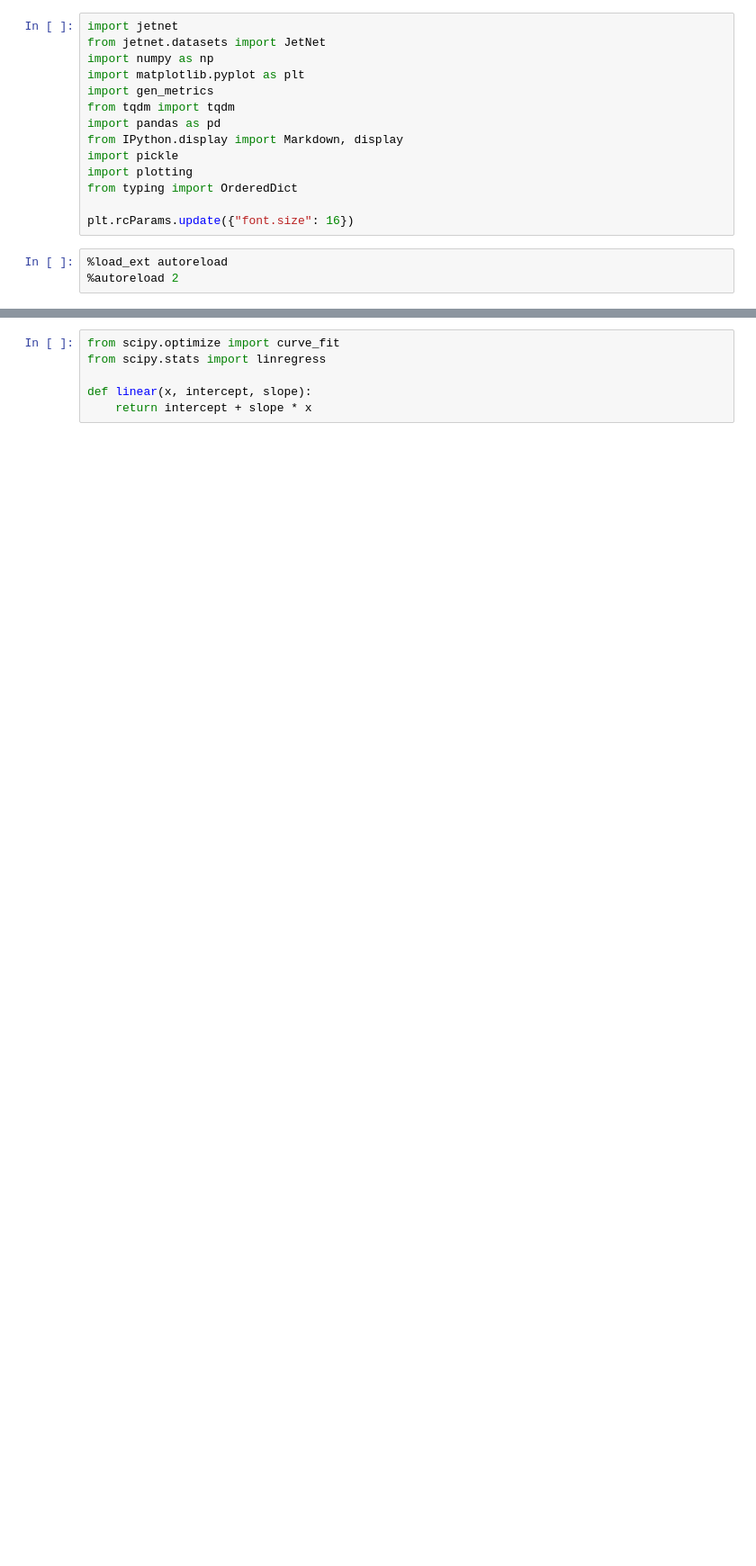
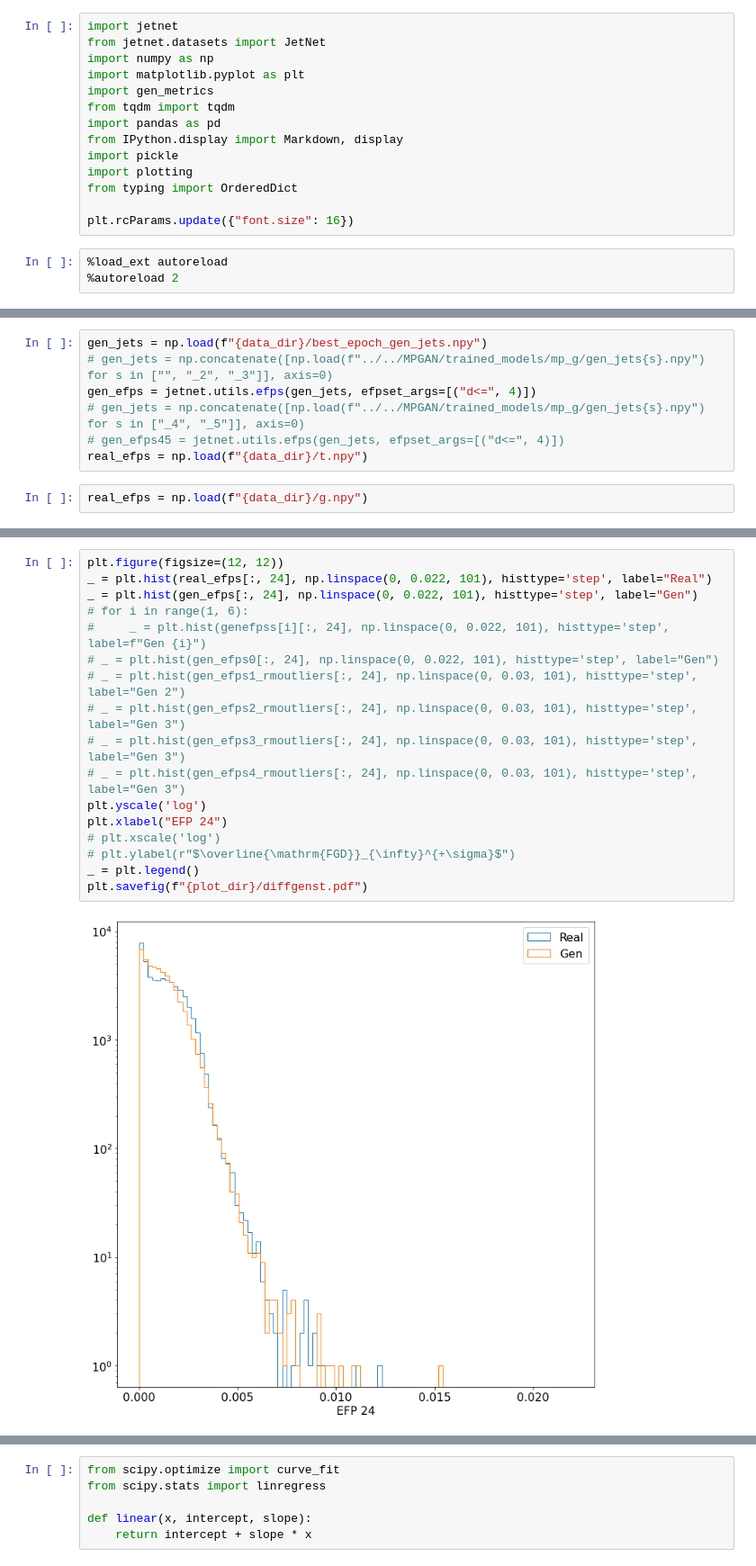
Before and after one commit to rkansal47/hep-generative-metrics, a Jupyter notebook: src/fgd_inf.ipynb, the cells around one changed output, grey strips where cells are left out. Shown at 90% size. Cells and saved outputs as stored; diff of their text form; blank space fills up the shorter version.

```diff
--- a/src/fgd_inf.ipynb
+++ b/src/fgd_inf.ipynb
@@ -25 +25,10 @@ data_dir = "../saved_dir/"
+# %%
+gen_jets = np.load(f"{data_dir}/best_epoch_gen_jets.npy")
+# gen_jets = np.concatenate([np.load(f"../../MPGAN/trained_models/mp_g/gen_jets{s}.npy") for s in ["", "_2", "_3"]], axis=0)
+gen_efps = jetnet.utils.efps(gen_jets, efpset_args=[("d<=", 4)])
+# gen_jets = np.concatenate([np.load(f"../../MPGAN/trained_models/mp_g/gen_jets{s}.npy") for s in ["_4", "_5"]], axis=0)
+# gen_efps45 = jetnet.utils.efps(gen_jets, efpset_args=[("d<=", 4)])
+real_efps = np.load(f"{data_dir}/t.npy")
+# %%
+real_efps = np.load(f"{data_dir}/g.npy")
 # %%
@@ -29 +65,20 @@ real_efps = np.load(f"{data_dir}/t.npy")
+# %%
+plt.figure(figsize=(12, 12))
+_ = plt.hist(real_efps[:, 24], np.linspace(0, 0.022, 101), histtype='step', label="Real")
+_ = plt.hist(gen_efps[:, 24], np.linspace(0, 0.022, 101), histtype='step', label="Gen")
+# for i in range(1, 6):
+#     _ = plt.hist(genefpss[i][:, 24], np.linspace(0, 0.022, 101), histtype='step', label=f"Gen {i}")
+# _ = plt.hist(gen_efps0[:, 24], np.linspace(0, 0.022, 101), histtype='step', label="Gen")
+# _ = plt.hist(gen_efps1_rmoutliers[:, 24], np.linspace(0, 0.03, 101), histtype='step', label="Gen 2")
+# _ = plt.hist(gen_efps2_rmoutliers[:, 24], np.linspace(0, 0.03, 101), histtype='step', label="Gen 3")
+# _ = plt.hist(gen_efps3_rmoutliers[:, 24], np.linspace(0, 0.03, 101), histtype='step', label="Gen 3")
+# _ = plt.hist(gen_efps4_rmoutliers[:, 24], np.linspace(0, 0.03, 101), histtype='step', label="Gen 3")
+plt.yscale('log')
+plt.xlabel("EFP 24")
+# plt.xscale('log')
+# plt.ylabel(r"$\overline{\mathrm{FGD}}_{\infty}^{+\sigma}$")
+_ = plt.legend()
+plt.savefig(f"{plot_dir}/diffgenst.pdf")
+# %% [output]
+[figure, added]
 # %%
```
Also changed, not shown: parts of 29 cells of this notebook, 4 other files.
